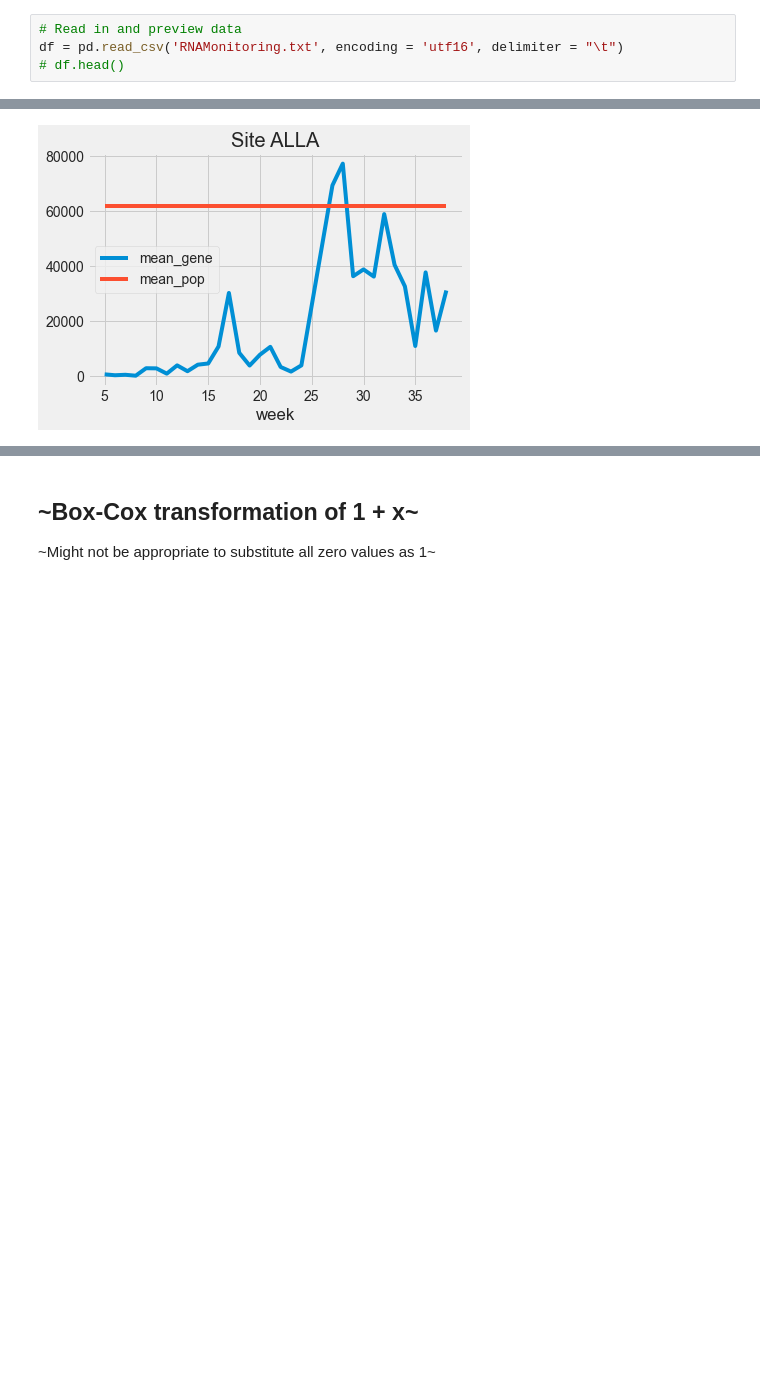
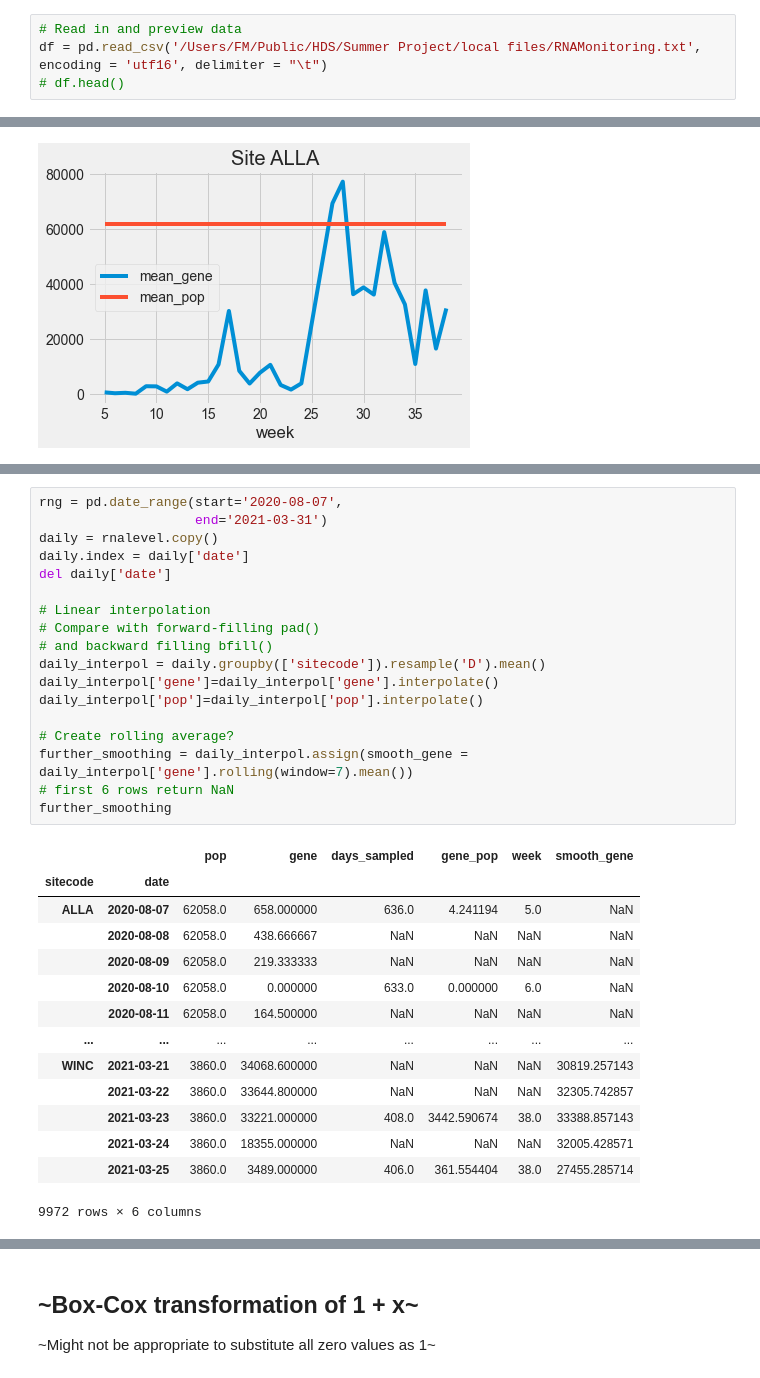
Before and after one commit to florencema1/rtestww, a Jupyter notebook: Data Wrangling EDA.ipynb, the cells around one changed output, grey strips where cells are left out. Cells and saved outputs as stored; diff of their text form; blank space fills up the shorter version.

```diff
--- a/analysis files/Data Wrangling EDA.ipynb
+++ b/Data Wrangling EDA.ipynb
@@ -27,5 +27,5 @@ from sklearn.linear_model import LinearRegression
 plt.style.use('fivethirtyeight')
 # %%
 # Read in and preview data
-df = pd.read_csv('RNAMonitoring.txt', encoding = 'utf16', delimiter = "\t")
+df = pd.read_csv('/Users/FM/Public/HDS/Summer Project/local files/RNAMonitoring.txt', encoding = 'utf16', delimiter = "\t")
 # df.head()
@@ -223,0 +267,33 @@ Consider linear mixed effects model
+# %%
+rng = pd.date_range(start='2020-08-07',
+                    end='2021-03-31')
+daily = rnalevel.copy()
+daily.index = daily['date']
+del daily['date']
+
+# Linear interpolation
+# Compare with forward-filling pad()
+# and backward filling bfill()
+daily_interpol = daily.groupby(['sitecode']).resample('D').mean()
+daily_interpol['gene']=daily_interpol['gene'].interpolate()
+daily_interpol['pop']=daily_interpol['pop'].interpolate()
+
+# Create rolling average?
+further_smoothing = daily_interpol.assign(smooth_gene = daily_interpol['gene'].rolling(window=7).mean())
+# first 6 rows return NaN
+further_smoothing
+# %% [output]
+|  |  | pop | gene | days_sampled | gene_pop | week | smooth_gene |
+| sitecode | date |  |  |  |  |  |  |
+| ALLA | 2020-08-07 | 62058.0 | 658.000000 | 636.0 | 4.241194 | 5.0 | NaN |
+|  | 2020-08-08 | 62058.0 | 438.666667 | NaN | NaN | NaN | NaN |
+|  | 2020-08-09 | 62058.0 | 219.333333 | NaN | NaN | NaN | NaN |
+|  | 2020-08-10 | 62058.0 | 0.000000 | 633.0 | 0.000000 | 6.0 | NaN |
+|  | 2020-08-11 | 62058.0 | 164.500000 | NaN | NaN | NaN | NaN |
+| ... | ... | ... | ... | ... | ... | ... | ... |
+| WINC | 2021-03-21 | 3860.0 | 34068.600000 | NaN | NaN | NaN | 30819.257143 |
+|  | 2021-03-22 | 3860.0 | 33644.800000 | NaN | NaN | NaN | 32305.742857 |
+|  | 2021-03-23 | 3860.0 | 33221.000000 | 408.0 | 3442.590674 | 38.0 | 33388.857143 |
+|  | 2021-03-24 | 3860.0 | 18355.000000 | NaN | NaN | NaN | 32005.428571 |
+|  | 2021-03-25 | 3860.0 | 3489.000000 | 406.0 | 361.554404 | 38.0 | 27455.285714 |
+9972 rows × 6 columns
```
Also changed, not shown: parts of 15 cells of this notebook, 29 other files.
